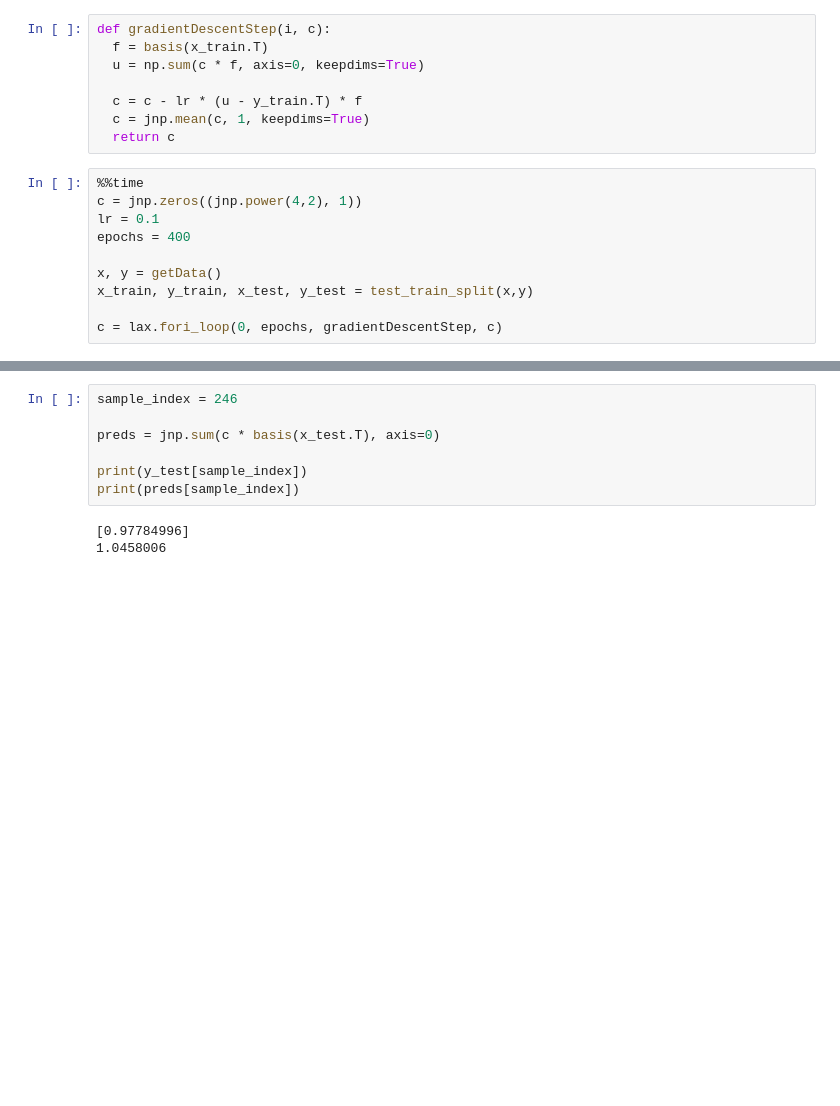
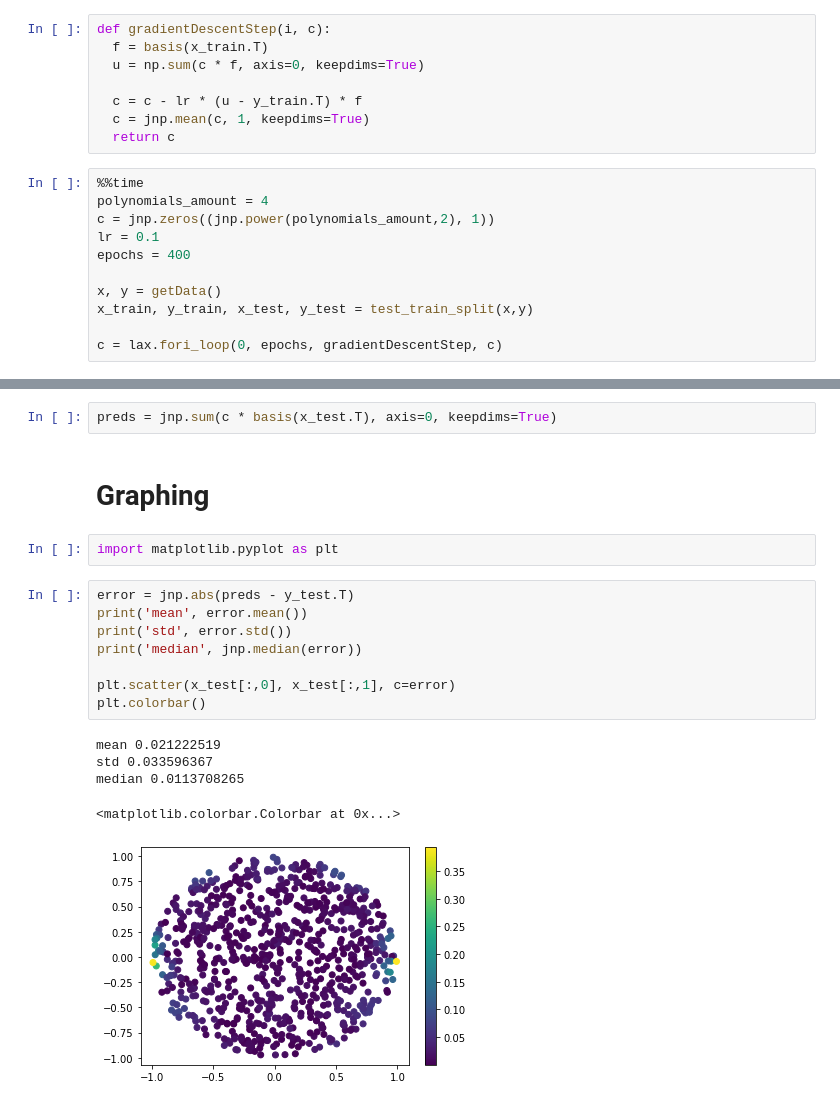
Before and after one commit to AmandinChyba/Project1-Fields-2022, a Jupyter notebook: Deep_Learning/stupid_interpolation.ipynb, the cells around one changed output, grey strips where cells are left out. Drawn from its saved outputs; the diff is of its cells as text; blank space fills up the shorter version.

Commit message:
added graphs matching the nerual network graphs

```diff
--- a/Deep_Learning/stupid_interpolation.ipynb
+++ b/Deep_Learning/stupid_interpolation.ipynb
@@ -61,7 +61,8 @@ def gradientDescentStep(i, c):
   return c
 # %%
 %%time
-c = jnp.zeros((jnp.power(4,2), 1))
+polynomials_amount = 4
+c = jnp.zeros((jnp.power(polynomials_amount,2), 1))
 lr = 0.1
 epochs = 400
 
@@ -75,10 +76,20 @@ Wall time: 390 ms
 # %%
-sample_index = 246
-
-preds = jnp.sum(c * basis(x_test.T), axis=0)
-
-print(y_test[sample_index])
-print(preds[sample_index])
+preds = jnp.sum(c * basis(x_test.T), axis=0, keepdims=True)
-# %% [output]
-[0.97784996]
-1.0458006
+# %% [markdown]
+# Graphing
+# %%
+import matplotlib.pyplot as plt
+# %%
+error = jnp.abs(preds - y_test.T)
+print('mean', error.mean())
+print('std', error.std())
+print('median', jnp.median(error))
+
+plt.scatter(x_test[:,0], x_test[:,1], c=error)
+plt.colorbar()
+# %% [output]
+mean 0.021222519
+std 0.033596367
+median 0.0113708265
+<matplotlib.colorbar.Colorbar at 0x...>
+[figure, added]
```
Also changed, not shown: parts of 1 cell of this notebook.
